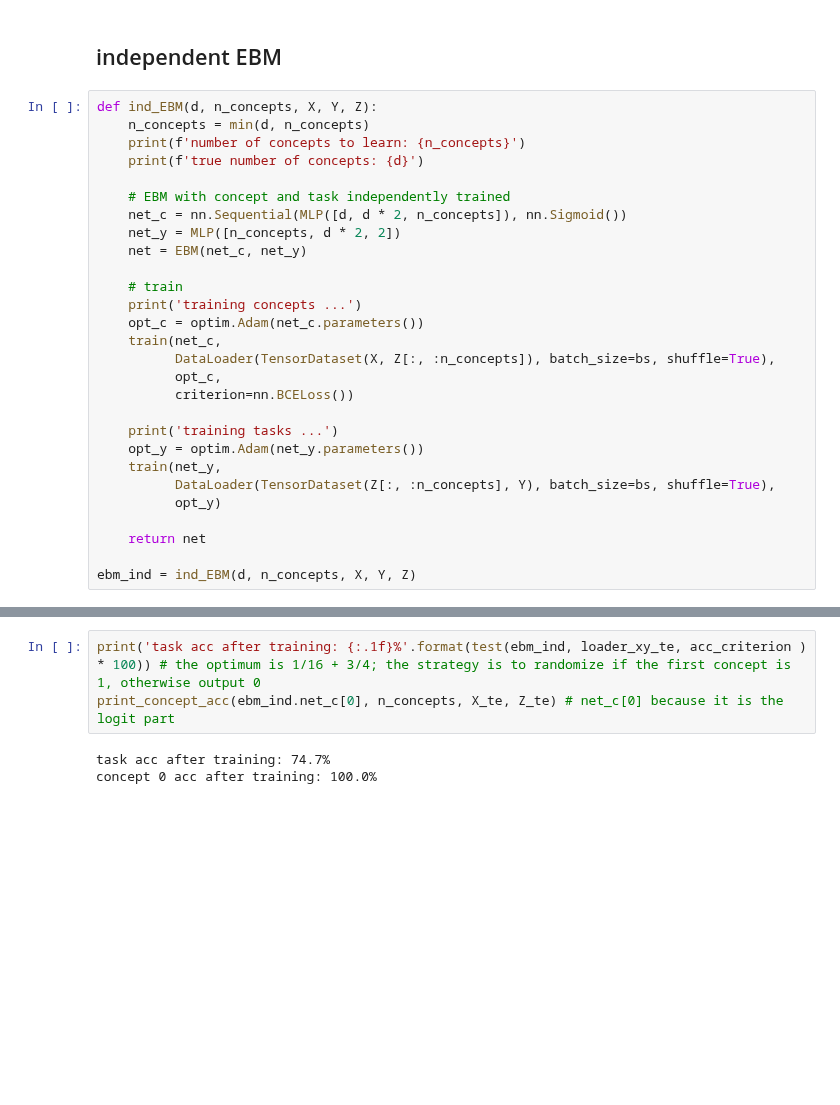
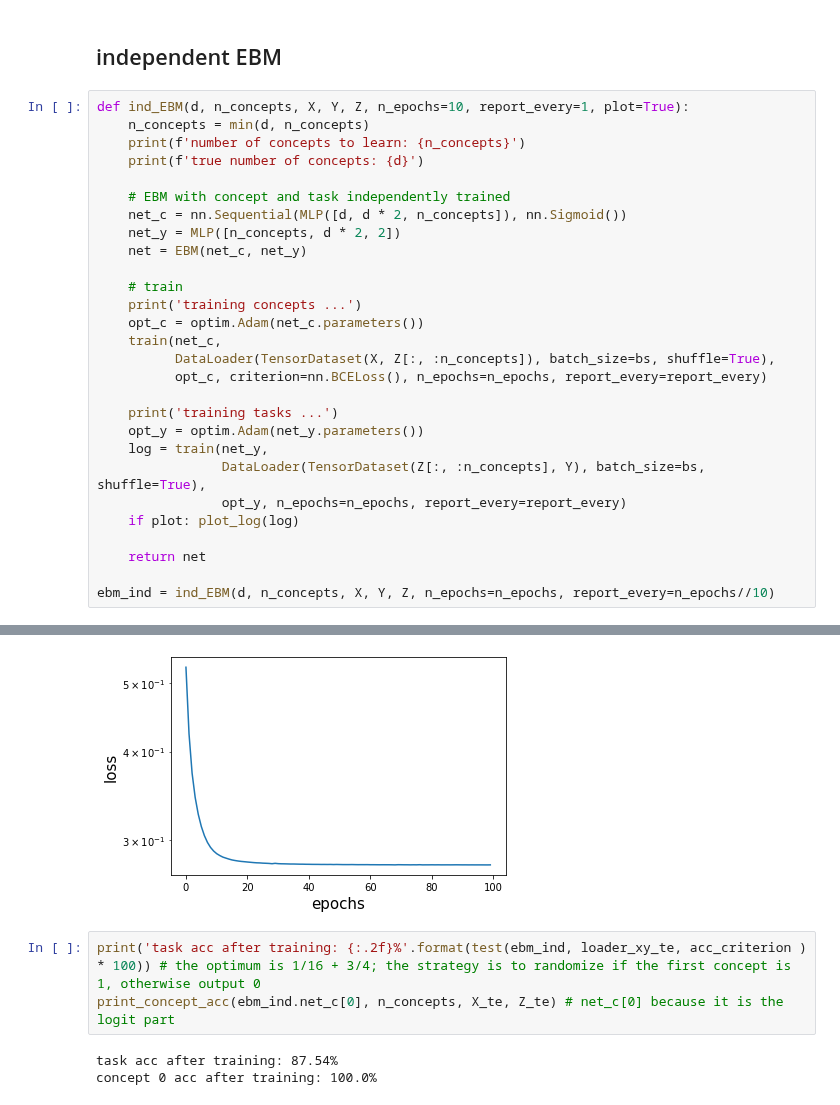
Before and after one commit to nathanwang000/ConceptCredibleModel, a Jupyter notebook: CCM.ipynb, the cells around one changed output, grey strips where cells are left out. Drawn from its saved outputs; the diff is of its cells as text; blank space fills up the shorter version.

```diff
--- a/CCM.ipynb
+++ b/CCM.ipynb
@@ -250,7 +302,7 @@ concept 0 acc after training: 100.0%
 # %% [markdown]
 ## independent EBM
 # %%
-def ind_EBM(d, n_concepts, X, Y, Z):
+def ind_EBM(d, n_concepts, X, Y, Z, n_epochs=10, report_every=1, plot=True):
     n_concepts = min(d, n_concepts)
     print(f'number of concepts to learn: {n_concepts}')
     print(f'true number of concepts: {d}')
@@ -265,18 +317,18 @@ def ind_EBM(d, n_concepts, X, Y, Z):
     opt_c = optim.Adam(net_c.parameters())
     train(net_c,
           DataLoader(TensorDataset(X, Z[:, :n_concepts]), batch_size=bs, shuffle=True),
-          opt_c,
-          criterion=nn.BCELoss())
+          opt_c, criterion=nn.BCELoss(), n_epochs=n_epochs, report_every=report_every)
 
     print('training tasks ...')
     opt_y = optim.Adam(net_y.parameters())
-    train(net_y,
-          DataLoader(TensorDataset(Z[:, :n_concepts], Y), batch_size=bs, shuffle=True),
-          opt_y)
+    log = train(net_y,
+                DataLoader(TensorDataset(Z[:, :n_concepts], Y), batch_size=bs, shuffle=True),
+                opt_y, n_epochs=n_epochs, report_every=report_every)
+    if plot: plot_log(log)
 
     return net
 
-ebm_ind = ind_EBM(d, n_concepts, X, Y, Z)
+ebm_ind = ind_EBM(d, n_concepts, X, Y, Z, n_epochs=n_epochs, report_every=n_epochs//10)
 # %% [output]
 number of concepts to learn: 1
 true number of concepts: 3
@@ -298,6 +350,7 @@ epoch   9: loss 3.562e-01
+[figure, added]
 # %%
-print('task acc after training: {:.1f}%'.format(test(ebm_ind, loader_xy_te, acc_criterion ) * 100)) # the optimum is 1/16 + 3/4; the strategy is to randomize if the first concept is 1, otherwise output 0
+print('task acc after training: {:.2f}%'.format(test(ebm_ind, loader_xy_te, acc_criterion ) * 100)) # the optimum is 1/16 + 3/4; the strategy is to randomize if the first concept is 1, otherwise output 0
 print_concept_acc(ebm_ind.net_c[0], n_concepts, X_te, Z_te) # net_c[0] because it is the logit part
 # %% [output]
-task acc after training: 74.7%
+task acc after training: 87.54%
 concept 0 acc after training: 100.0%
```
Also changed, not shown: parts of 14 cells of this notebook, 3 other files.
